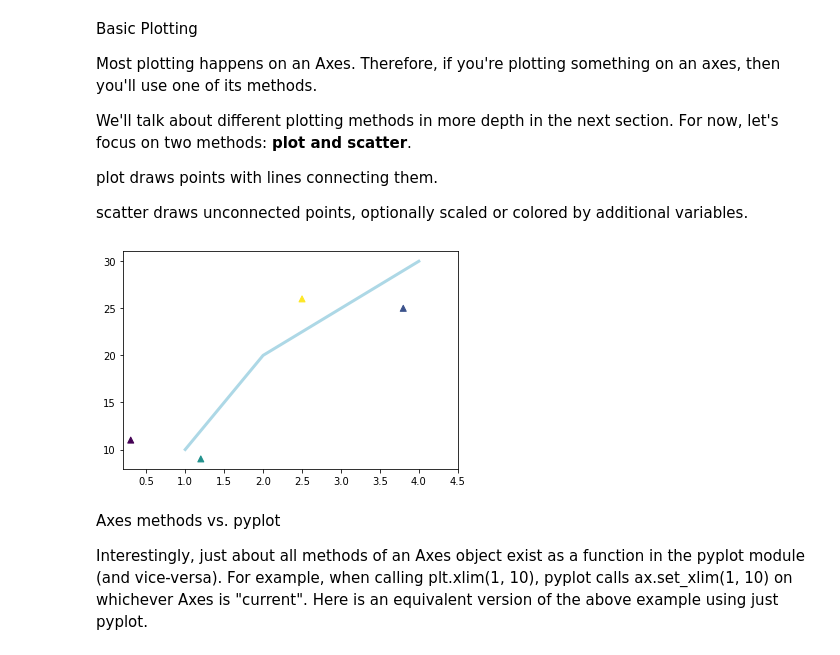
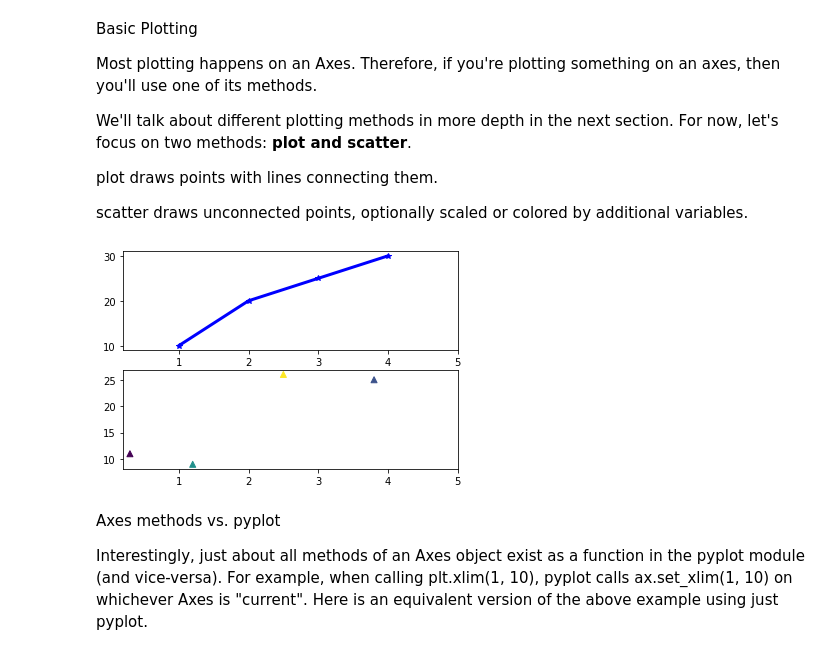
Before and after one commit to chain-veerender/datascience, a Jupyter notebook: Visualize_matplotlib_and_seaborn.ipynb, the cells around one changed output. Cells and saved outputs as stored; diff of their text form; code cells hidden in the pictures.

```diff
--- a/Visualize_matplotlib_and_seaborn.ipynb
+++ b/Visualize_matplotlib_and_seaborn.ipynb
@@ -64,13 +74,14 @@ plot draws points with lines connecting them.
 
 scatter draws unconnected points, optionally scaled or colored by additional variables.
 # %%
-fig, ax = plt.subplots(nrows=1, ncols=1)
-ax.plot([1, 2, 3, 4], [10, 20, 25, 30], color='lightblue', linewidth=3)
-ax.scatter([0.3, 3.8, 1.2, 2.5], [11, 25, 9, 26], c=[1, 2, 3, 5], marker='^')
-ax.set_xlim(0.2, 4.5)
+fig, ax = plt.subplots(nrows=2, ncols=1)
+ax[0].plot([1, 2, 3, 4], [10, 20, 25, 30], color='blue', linewidth=3, marker = '*')
+ax[1].scatter([0.3, 3.8, 1.2, 2.5], [11, 25, 9, 26], c=[1, 2, 3, 5], marker='^')
+ax[0].set_xlim(0.2, 5)
+ax[1].set_xlim(0.2,5)
 plt.show()
 # %% [output]
-[figure, old version]
+[figure, new version]
 # %% [markdown]
 Axes methods vs. pyplot
 
```
Also changed, not shown: parts of 5 cells of this notebook.
